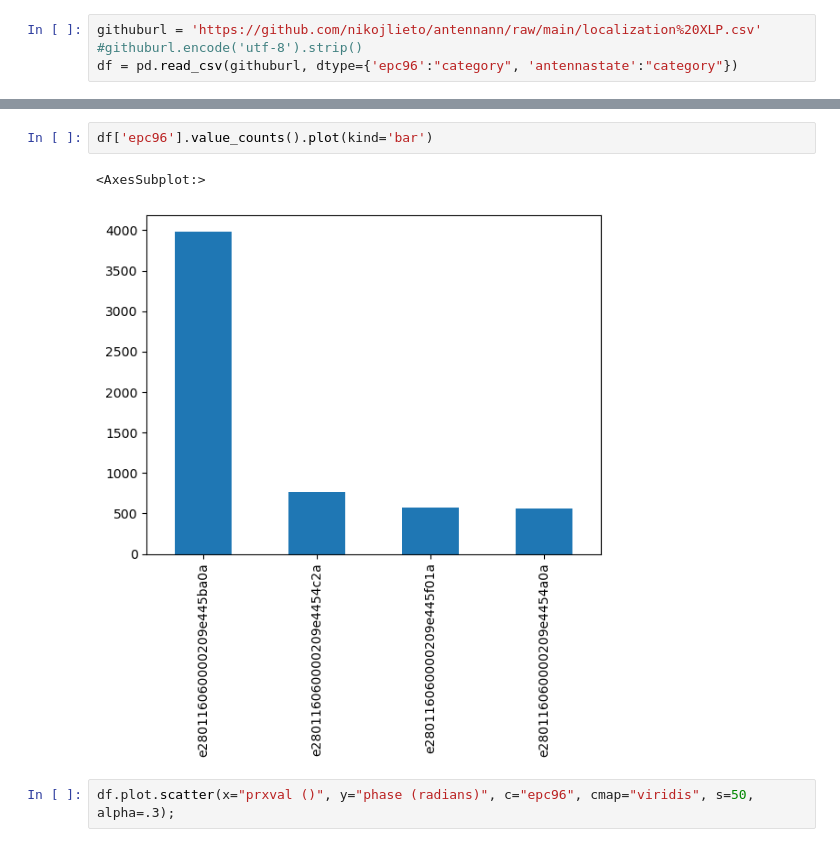
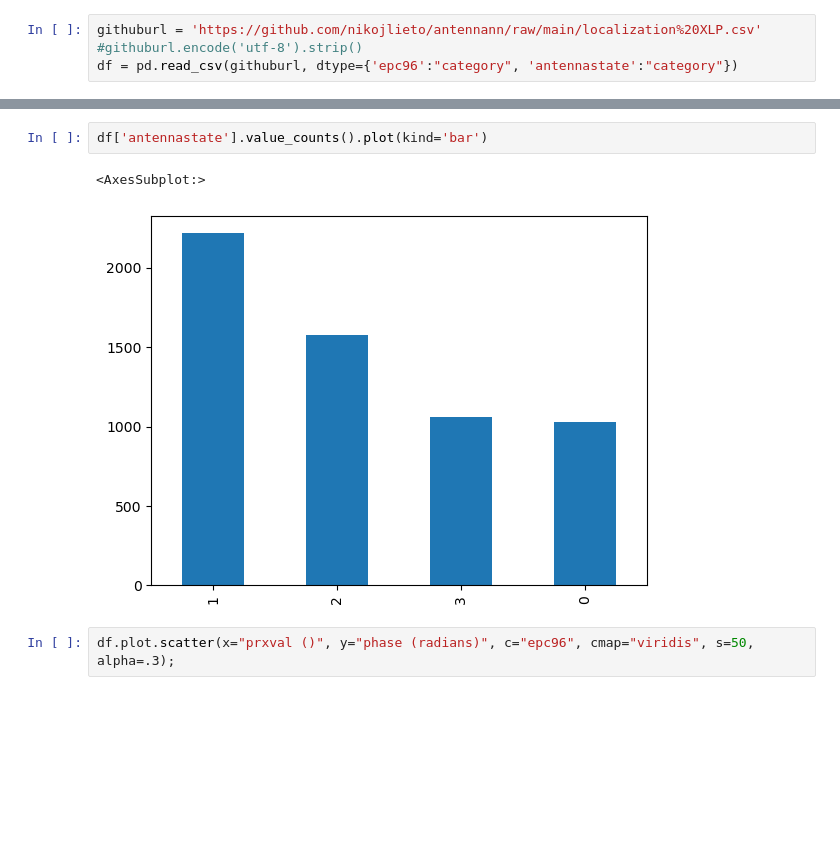
Before and after one commit to nikojlieto/antennann, a Jupyter notebook: Visualization.ipynb, the cells around one changed output, grey strips where cells are left out. Drawn from its saved outputs; the diff is of its cells as text; blank space fills up the shorter version.

Commit message:
bug fixes in visualization

```diff
--- a/Visualization.ipynb
+++ b/Visualization.ipynb
@@ -10,8 +35,8 @@ df = pd.read_csv(githuburl, dtype={'epc96':"category", 'antennastate':"category"
 # %%
-df['epc96'].value_counts().plot(kind='bar')
+df['antennastate'].value_counts().plot(kind='bar')
 # %% [output]
 <AxesSubplot:>
-[figure, old version]
+[figure, new version]
 # %%
 df.plot.scatter(x="prxval ()", y="phase (radians)", c="epc96", cmap="viridis", s=50, alpha=.3);
 # %% [output]
```
Also changed, not shown: parts of 8 cells of this notebook.
